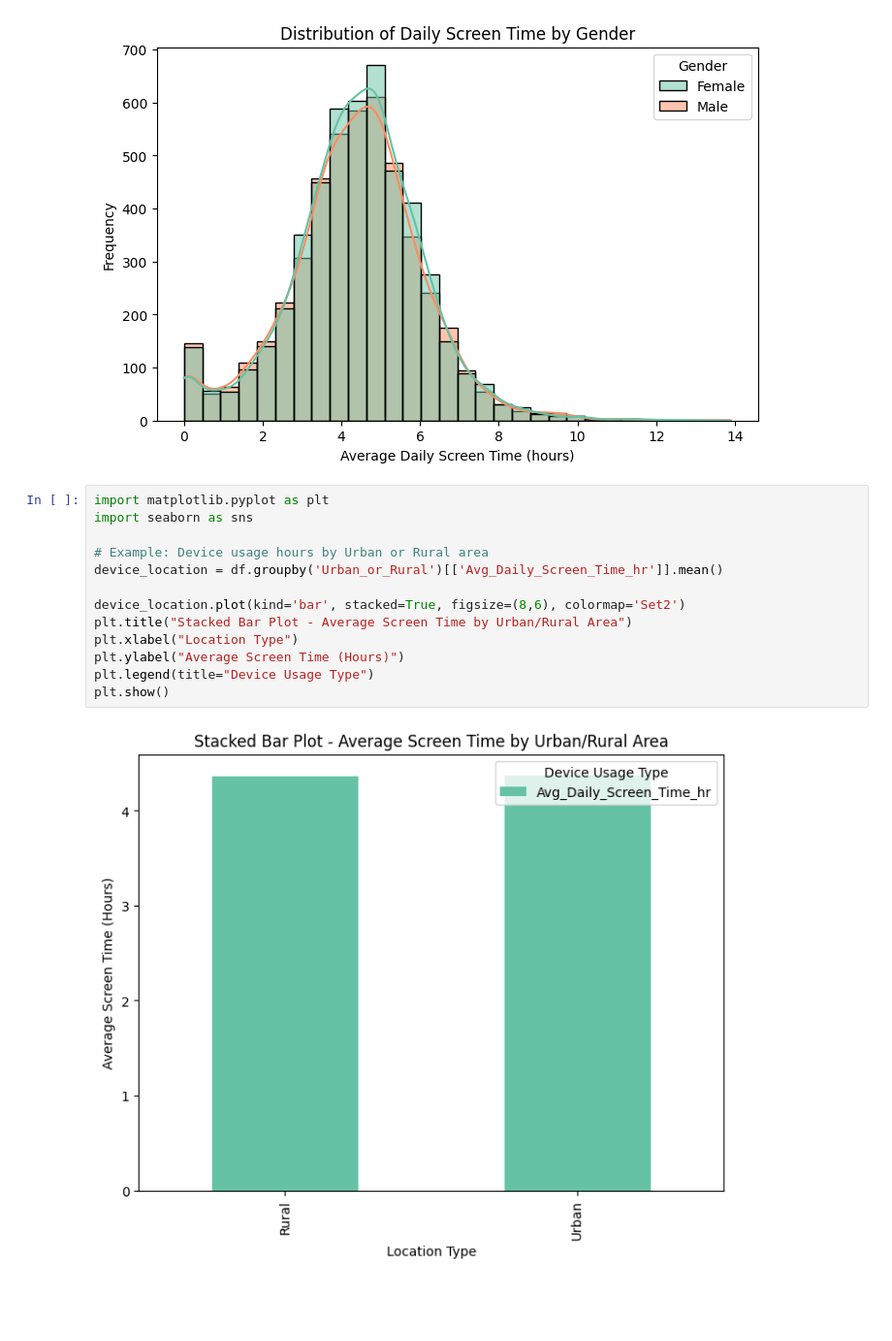
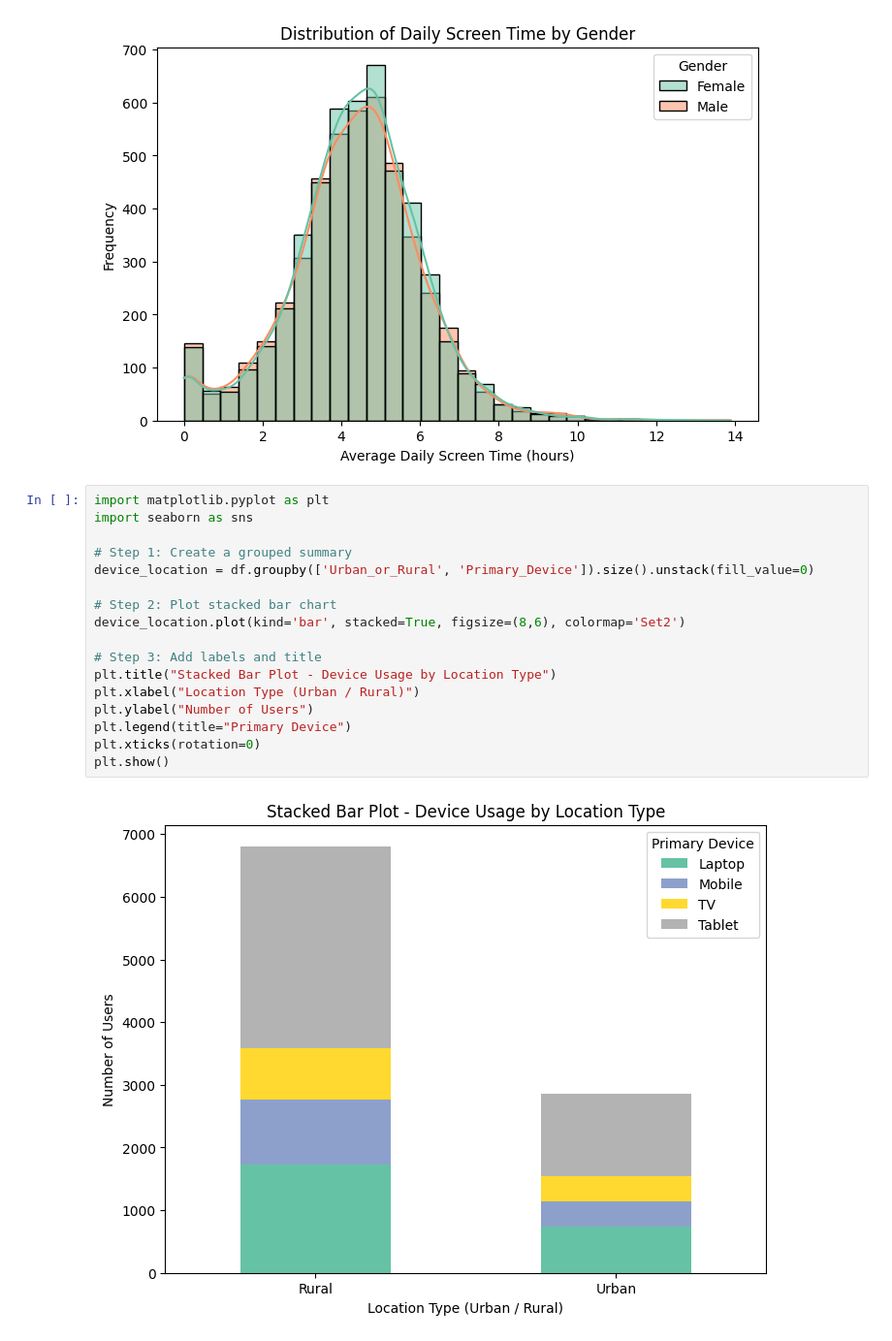
Before and after one commit to Joshika-Mentor/-Kid-s-Screentime-Visualization-Infosys-springboard-program-, a Jupyter notebook: ScreenSense.ipynb, the cells around one changed output. Shown at 97% size. Cells and saved outputs as stored; diff of their text form; blank space fills up the shorter version.

```diff
--- a/ScreenSense.ipynb
+++ b/ScreenSense.ipynb
@@ -248,15 +248,19 @@ plt.show()
 # %%
 import matplotlib.pyplot as plt
 import seaborn as sns
 
-# Example: Device usage hours by Urban or Rural area
-device_location = df.groupby('Urban_or_Rural')[['Avg_Daily_Screen_Time_hr']].mean()
+# Step 1: Create a grouped summary
+device_location = df.groupby(['Urban_or_Rural', 'Primary_Device']).size().unstack(fill_value=0)
 
+# Step 2: Plot stacked bar chart
 device_location.plot(kind='bar', stacked=True, figsize=(8,6), colormap='Set2')
-plt.title("Stacked Bar Plot - Average Screen Time by Urban/Rural Area")
-plt.xlabel("Location Type")
-plt.ylabel("Average Screen Time (Hours)")
-plt.legend(title="Device Usage Type")
+
+# Step 3: Add labels and title
+plt.title("Stacked Bar Plot - Device Usage by Location Type")
+plt.xlabel("Location Type (Urban / Rural)")
+plt.ylabel("Number of Users")
+plt.legend(title="Primary Device")
+plt.xticks(rotation=0)
 plt.show()
 # %% [output]
-[figure, old version]
+[figure, new version]
```
Also changed, not shown: parts of 3 cells of this notebook.
